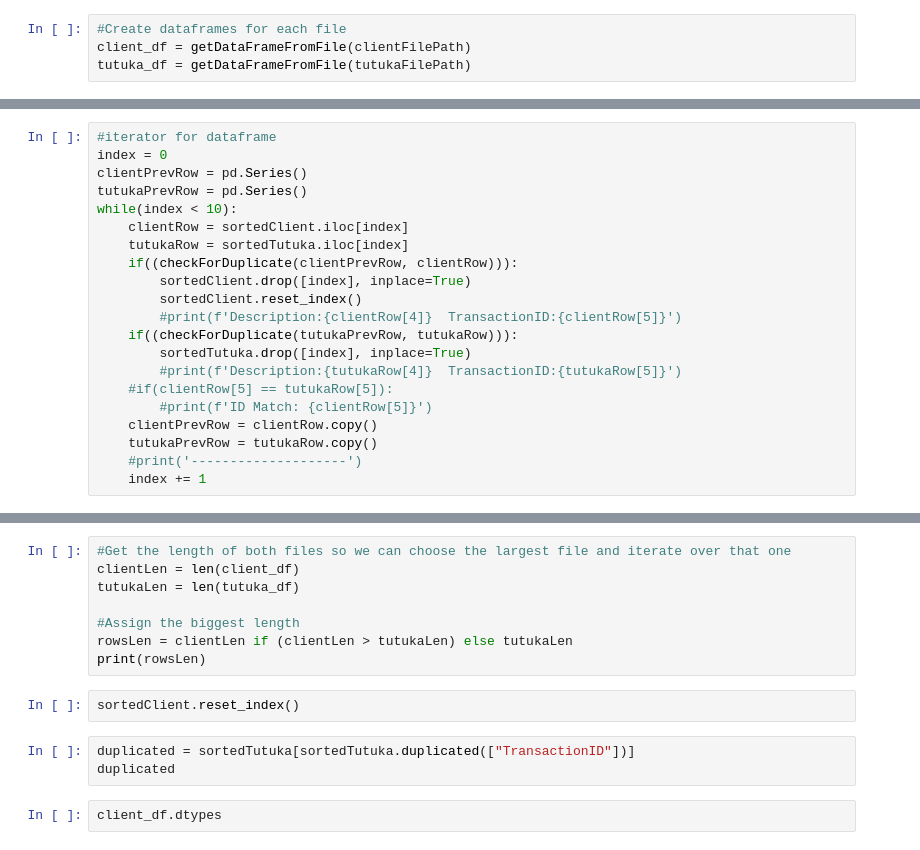
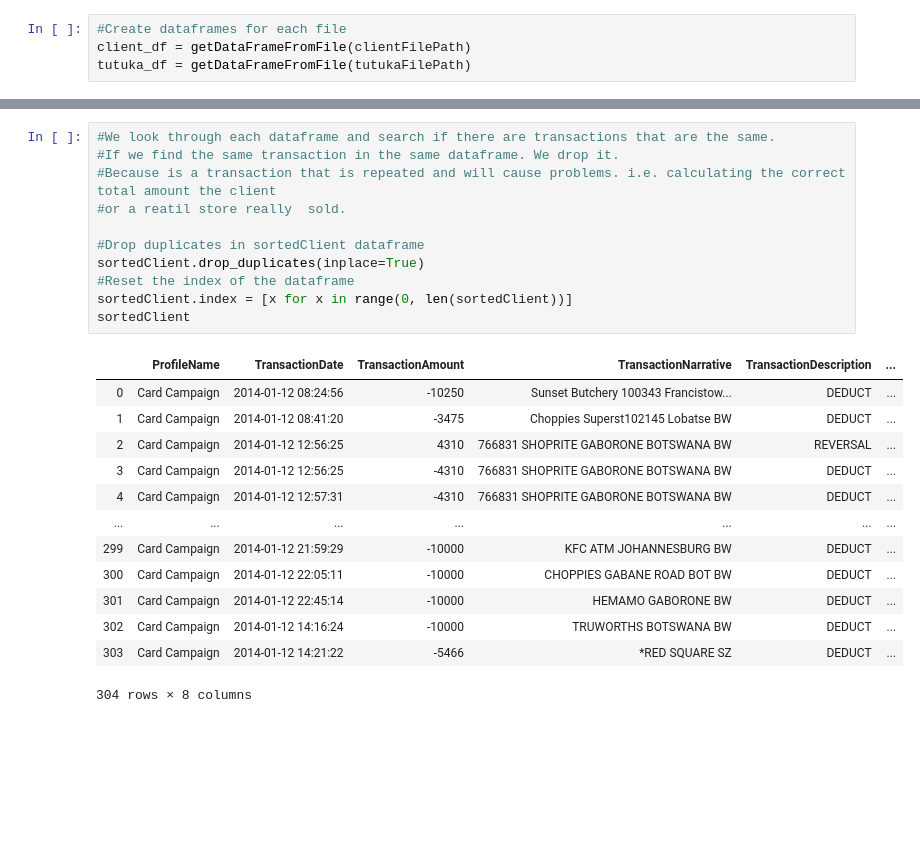
Before and after one commit to KuiiMaldonado/transaction-compare, a Jupyter notebook: script/transactionScript.ipynb, the cells around one changed output, grey strips where cells are left out. Drawn from its saved outputs; the diff is of its cells as text; blank space fills up the shorter version.

```diff
--- a/script/transactionScript.ipynb
+++ b/script/transactionScript.ipynb
@@ -67,21 +80,0 @@ sortedTutuka.head()
-# %%
-#iterator for dataframe
-index = 0
-clientPrevRow = pd.Series()
-tutukaPrevRow = pd.Series()
-while(index < 10):
-    clientRow = sortedClient.iloc[index]
-    tutukaRow = sortedTutuka.iloc[index]
-    if((checkForDuplicate(clientPrevRow, clientRow))):
-        sortedClient.drop([index], inplace=True)
-        sortedClient.reset_index()
-        #print(f'Description:{clientRow[4]}  TransactionID:{clientRow[5]}')
-    if((checkForDuplicate(tutukaPrevRow, tutukaRow))):
-        sortedTutuka.drop([index], inplace=True)
-        #print(f'Description:{tutukaRow[4]}  TransactionID:{tutukaRow[5]}')
-    #if(clientRow[5] == tutukaRow[5]):
-        #print(f'ID Match: {clientRow[5]}')
-    clientPrevRow = clientRow.copy()
-    tutukaPrevRow = tutukaRow.copy()
-    #print('--------------------')
-    index += 1
@@ -95,15 +81,25 @@ while(index < 10):
-# %%
-#Get the length of both files so we can choose the largest file and iterate over that one
-clientLen = len(client_df)
-tutukaLen = len(tutuka_df)
-
-#Assign the biggest length
-rowsLen = clientLen if (clientLen > tutukaLen) else tutukaLen
-print(rowsLen)
-# %%
-sortedClient.reset_index()
-# %%
-duplicated = sortedTutuka[sortedTutuka.duplicated(["TransactionID"])]
-duplicated
-# %%
-client_df.dtypes
+# %%
+#We look through each dataframe and search if there are transactions that are the same.
+#If we find the same transaction in the same dataframe. We drop it.
+#Because is a transaction that is repeated and will cause problems. i.e. calculating the correct total amount the client
+#or a reatil store really  sold.
+
+#Drop duplicates in sortedClient dataframe
+sortedClient.drop_duplicates(inplace=True)
+#Reset the index of the dataframe
+sortedClient.index = [x for x in range(0, len(sortedClient))]
+sortedClient
+# %% [output]
+|  | ProfileName | TransactionDate | TransactionAmount | TransactionNarrative | TransactionDescription | ... |
+| 0 | Card Campaign | 2014-01-12 08:24:56 | -10250 | Sunset Butchery 100343 Francistow... | DEDUCT | ... |
+| 1 | Card Campaign | 2014-01-12 08:41:20 | -3475 | Choppies Superst102145 Lobatse BW | DEDUCT | ... |
+| 2 | Card Campaign | 2014-01-12 12:56:25 | 4310 | 766831 SHOPRITE GABORONE BOTSWANA BW | REVERSAL | ... |
+| 3 | Card Campaign | 2014-01-12 12:56:25 | -4310 | 766831 SHOPRITE GABORONE BOTSWANA BW | DEDUCT | ... |
+| 4 | Card Campaign | 2014-01-12 12:57:31 | -4310 | 766831 SHOPRITE GABORONE BOTSWANA BW | DEDUCT | ... |
+| ... | ... | ... | ... | ... | ... | ... |
+| 299 | Card Campaign | 2014-01-12 21:59:29 | -10000 | KFC ATM JOHANNESBURG BW | DEDUCT | ... |
+| 300 | Card Campaign | 2014-01-12 22:05:11 | -10000 | CHOPPIES GABANE ROAD BOT BW | DEDUCT | ... |
+| 301 | Card Campaign | 2014-01-12 22:45:14 | -10000 | HEMAMO GABORONE BW | DEDUCT | ... |
+| 302 | Card Campaign | 2014-01-12 14:16:24 | -10000 | TRUWORTHS BOTSWANA BW | DEDUCT | ... |
+| 303 | Card Campaign | 2014-01-12 14:21:22 | -5466 | *RED SQUARE SZ | DEDUCT | ... |
+304 rows × 8 columns
```
Also changed, not shown: parts of 13 cells of this notebook, 1 other file.
